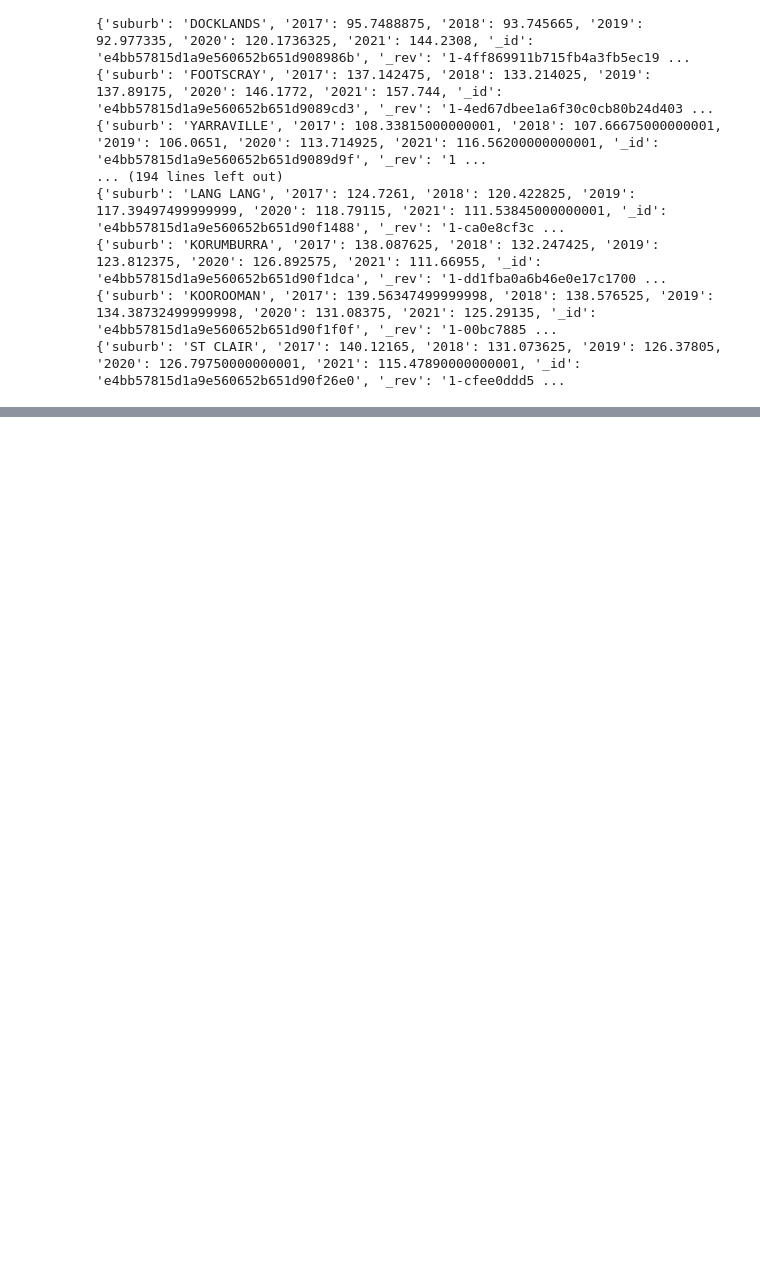
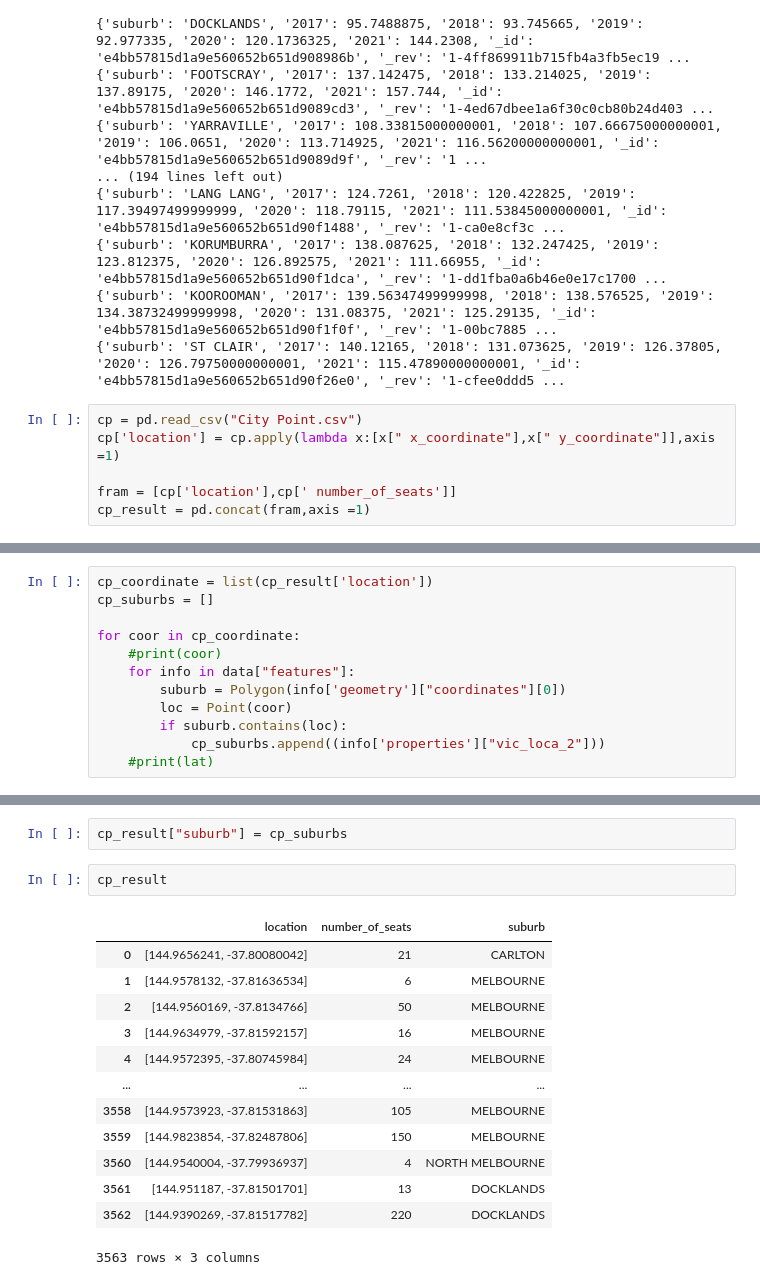
Before and after one commit to Shengzez/CCC_Project2, a Jupyter notebook: AURIN/AURIN .ipynb, the cells around one changed output, grey strips where cells are left out. Cells and saved outputs as stored; diff of their text form; blank space fills up the shorter version.

```diff
--- a/AURIN/AURIN .ipynb
+++ b/AURIN/AURIN .ipynb
@@ -222,3 +223,9 @@ for index, row in unique_result.iterrows():
 {'suburb': 'KORUMBURRA', '2017': 138.087625, '2018': 132.247425, '2019': 123.812375, '2020': 126.892575, '2021': 111.66955, '_id': 'e4bb57815d1a9e560652b651d90f1dca', '_rev': '1-dd1fba0a6b46e0e17c1700 ...
 {'suburb': 'KOOROOMAN', '2017': 139.56347499999998, '2018': 138.576525, '2019': 134.38732499999998, '2020': 131.08375, '2021': 125.29135, '_id': 'e4bb57815d1a9e560652b651d90f1f0f', '_rev': '1-00bc7885 ...
 {'suburb': 'ST CLAIR', '2017': 140.12165, '2018': 131.073625, '2019': 126.37805, '2020': 126.79750000000001, '2021': 115.47890000000001, '_id': 'e4bb57815d1a9e560652b651d90f26e0', '_rev': '1-cfee0ddd5 ...
+# %%
+cp = pd.read_csv("City Point.csv")
+cp['location'] = cp.apply(lambda x:[x[" x_coordinate"],x[" y_coordinate"]],axis =1)
+
+fram = [cp['location'],cp[' number_of_seats']]
+cp_result = pd.concat(fram,axis =1)
@@ -224,0 +248,12 @@ for index, row in unique_result.iterrows():
+# %%
+cp_coordinate = list(cp_result['location'])
+cp_suburbs = []
+
+for coor in cp_coordinate:
+    #print(coor)
+    for info in data["features"]:
+        suburb = Polygon(info['geometry']["coordinates"][0])
+        loc = Point(coor)
+        if suburb.contains(loc):
+            cp_suburbs.append((info['properties']["vic_loca_2"]))
+    #print(lat)
@@ -224,0 +280,18 @@ for index, row in unique_result.iterrows():
+# %%
+cp_result["suburb"] = cp_suburbs
+# %%
+cp_result
+# %% [output]
+|  | location | number_of_seats | suburb |
+| 0 | [144.9656241, -37.80080042] | 21 | CARLTON |
+| 1 | [144.9578132, -37.81636534] | 6 | MELBOURNE |
+| 2 | [144.9560169, -37.8134766] | 50 | MELBOURNE |
+| 3 | [144.9634979, -37.81592157] | 16 | MELBOURNE |
+| 4 | [144.9572395, -37.80745984] | 24 | MELBOURNE |
+| ... | ... | ... | ... |
+| 3558 | [144.9573923, -37.81531863] | 105 | MELBOURNE |
+| 3559 | [144.9823854, -37.82487806] | 150 | MELBOURNE |
+| 3560 | [144.9540004, -37.79936937] | 4 | NORTH MELBOURNE |
+| 3561 | [144.951187, -37.81501701] | 13 | DOCKLANDS |
+| 3562 | [144.9390269, -37.81517782] | 220 | DOCKLANDS |
+3563 rows × 3 columns
```
Also changed, not shown: parts of 5 cells of this notebook.
